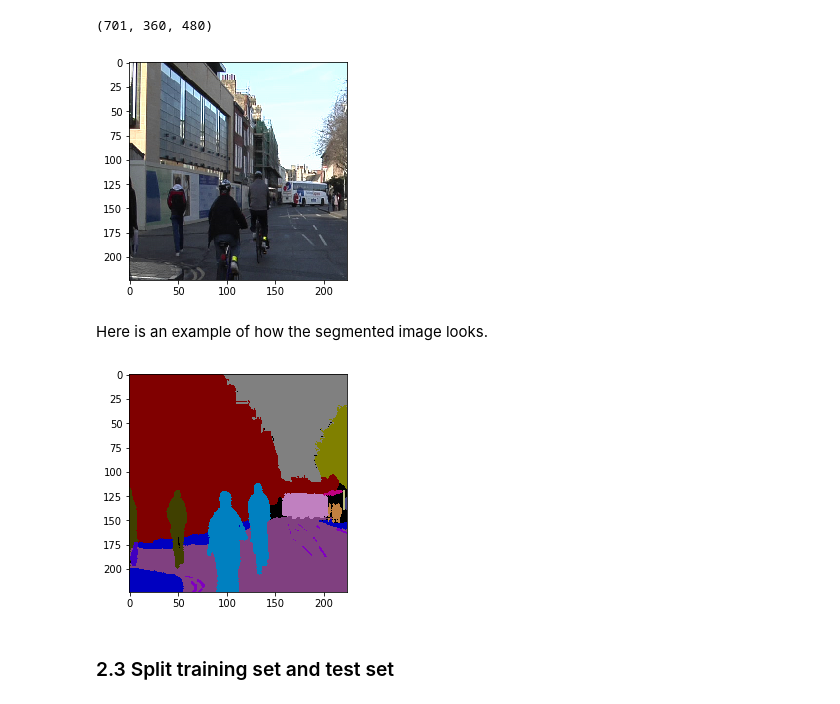
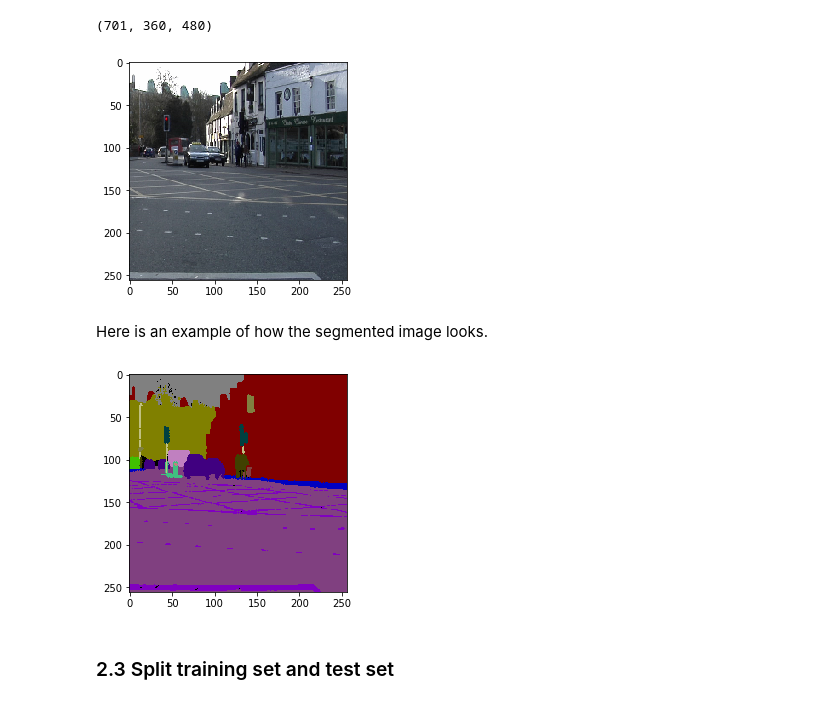
Before and after one commit to lonestar686/Semantic-segmentation-by-Fully-Convolutional-DenseNet, a Jupyter notebook: Fully+Convolutional+DenseNet56+with+keras2.0.ipynb, the cells around one changed output. Saved outputs shown, nothing was run; the diff lists cells and outputs as text; code cells hidden in the pictures.

```diff
--- a/Fully+Convolutional+DenseNet56+with+keras2.0.ipynb
+++ b/Fully+Convolutional+DenseNet56+with+keras2.0.ipynb
@@ -166,6 +166,10 @@ imgs-=av
 imgs/=sd
 # %%
 n,r,c,ch = imgs.shape
+# %%
+#input_shape = (224,224,3)
+input_shape = (256,256,3)
+nrows, ncols, nchs = input_shape
 # %% [markdown]
 ## 2.Data Preprocessing
 # %% [markdown]
@@ -214,6 +218,6 @@ bi = BatchIndices(10,3,True)
 # %%
 class segm_generator(object):
-    def __init__(self, x, y, bs=64, out_sz=(224,224), train=True):
+    def __init__(self, x, y, bs=64, out_sz=(nrows,ncols), train=True):
         self.x, self.y, self.bs, self.train = x,y,bs,train
         self.n, self.ri, self.ci, _ = x.shape
         self.idx_gen = BatchIndices(self.n, bs, train)
@@ -379,13 +383,13 @@ sg = segm_generator(imgs, labels, 4, train=True)
 b_img, b_label = next(sg)
 plt.imshow(b_img[0]*0.3+0.4);
 # %% [output]
-[figure, old version]
+[figure, new version]
 # %% [markdown]
 Here is an example of how the segmented image looks.
 # %%
-plt.imshow(b_label[0].reshape(224,224,3));
+plt.imshow(b_label[0].reshape(nrows,ncols,nchs));
 # %% [output]
-[figure, old version]
+[figure, new version]
 # %% [markdown]
 ### 2.3 Split training set and test set
 # %% [markdown]
```
Also changed, not shown: parts of 17 cells of this notebook, 2 other files.
